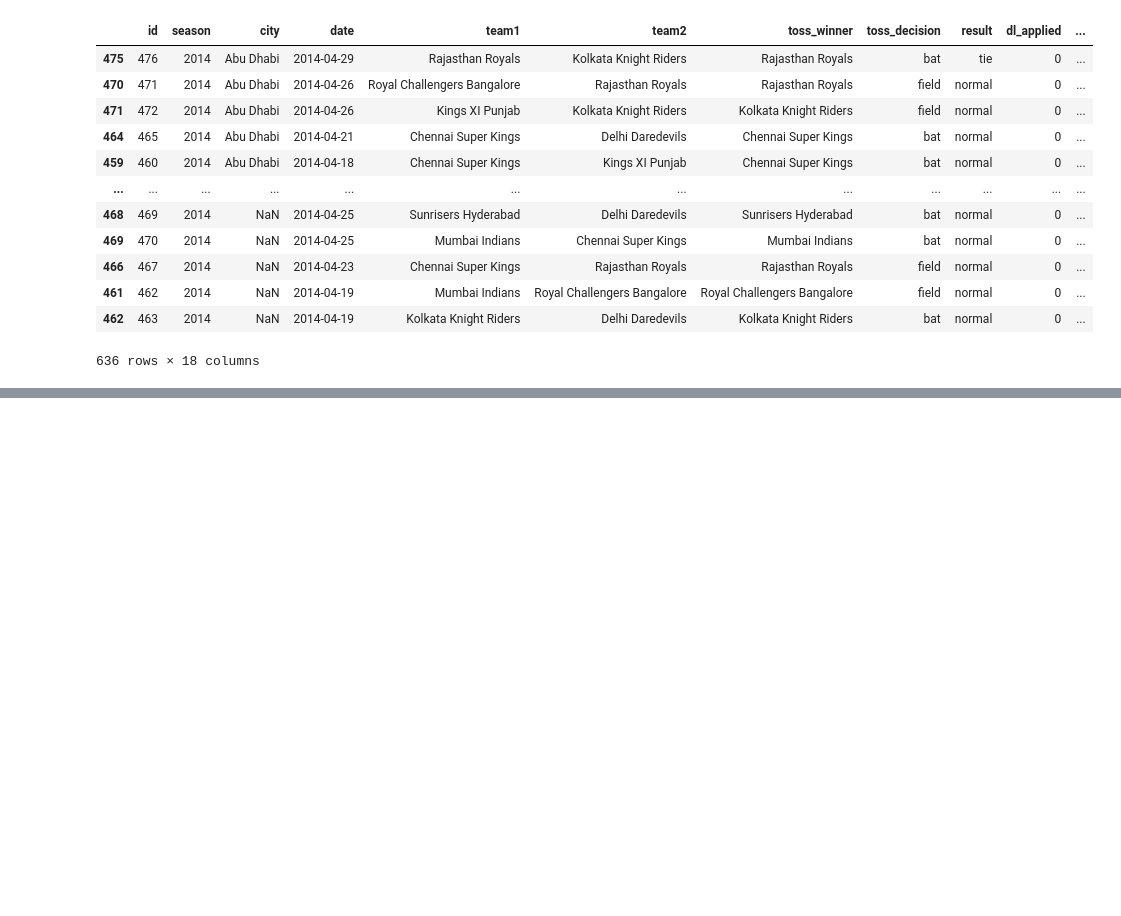
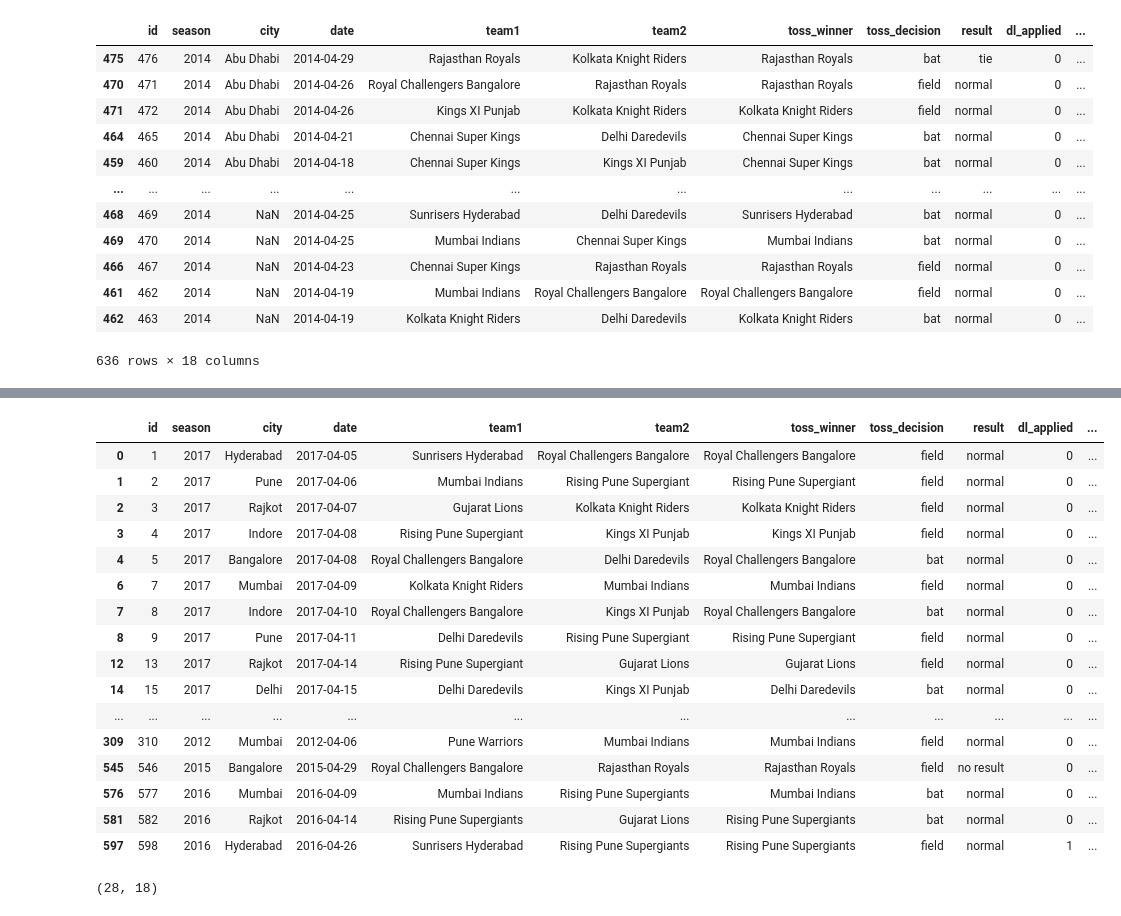
Before and after one commit to omyadav-ml/Daily-Learning, a Jupyter notebook: Python Notebook/Pandas/pandas.ipynb, the cells around one changed output, grey strips where cells are left out. Cells and saved outputs as stored; diff of their text form; code cells hidden in the pictures; blank space fills up the shorter version.

Commit message:
Drop duplicate function task

```diff
--- a/Python Notebook/Pandas/pandas.ipynb
+++ b/Python Notebook/Pandas/pandas.ipynb
@@ -396,0 +405,24 @@ data.sort_values(['city','date'], ascending=[True,False])
+# %%
+data.drop_duplicates(subset=['toss_decision'])
+# %% [output]
+|  | id | season | city | date | team1 | team2 | toss_winner | toss_decision | result | dl_applied | ... |
+| 0 | 1 | 2017 | Hyderabad | 2017-04-05 | Sunrisers Hyderabad | Royal Challengers Bangalore | Royal Challengers Bangalore | field | normal | 0 | ... |
+| 1 | 2 | 2017 | Pune | 2017-04-06 | Mumbai Indians | Rising Pune Supergiant | Rising Pune Supergiant | field | normal | 0 | ... |
+| 2 | 3 | 2017 | Rajkot | 2017-04-07 | Gujarat Lions | Kolkata Knight Riders | Kolkata Knight Riders | field | normal | 0 | ... |
+| 3 | 4 | 2017 | Indore | 2017-04-08 | Rising Pune Supergiant | Kings XI Punjab | Kings XI Punjab | field | normal | 0 | ... |
+| 4 | 5 | 2017 | Bangalore | 2017-04-08 | Royal Challengers Bangalore | Delhi Daredevils | Royal Challengers Bangalore | bat | normal | 0 | ... |
+| 6 | 7 | 2017 | Mumbai | 2017-04-09 | Kolkata Knight Riders | Mumbai Indians | Mumbai Indians | field | normal | 0 | ... |
+| 7 | 8 | 2017 | Indore | 2017-04-10 | Royal Challengers Bangalore | Kings XI Punjab | Royal Challengers Bangalore | bat | normal | 0 | ... |
+| 8 | 9 | 2017 | Pune | 2017-04-11 | Delhi Daredevils | Rising Pune Supergiant | Rising Pune Supergiant | field | normal | 0 | ... |
+| 12 | 13 | 2017 | Rajkot | 2017-04-14 | Rising Pune Supergiant | Gujarat Lions | Gujarat Lions | field | normal | 0 | ... |
+| 14 | 15 | 2017 | Delhi | 2017-04-15 | Delhi Daredevils | Kings XI Punjab | Delhi Daredevils | bat | normal | 0 | ... |
+| ... | ... | ... | ... | ... | ... | ... | ... | ... | ... | ... | ... |
+| 309 | 310 | 2012 | Mumbai | 2012-04-06 | Pune Warriors | Mumbai Indians | Mumbai Indians | field | normal | 0 | ... |
+| 545 | 546 | 2015 | Bangalore | 2015-04-29 | Royal Challengers Bangalore | Rajasthan Royals | Rajasthan Royals | field | no result | 0 | ... |
+| 576 | 577 | 2016 | Mumbai | 2016-04-09 | Mumbai Indians | Rising Pune Supergiants | Mumbai Indians | bat | normal | 0 | ... |
+| 581 | 582 | 2016 | Rajkot | 2016-04-14 | Rising Pune Supergiants | Gujarat Lions | Rising Pune Supergiants | bat | normal | 0 | ... |
+| 597 | 598 | 2016 | Hyderabad | 2016-04-26 | Sunrisers Hyderabad | Rising Pune Supergiants | Rising Pune Supergiants | field | normal | 1 | ... |
+# %%
+data.drop_duplicates(subset=['toss_decision','winner']).shape
+# %% [output]
+(28, 18)
```
Also changed, not shown: parts of 5 cells of this notebook.
